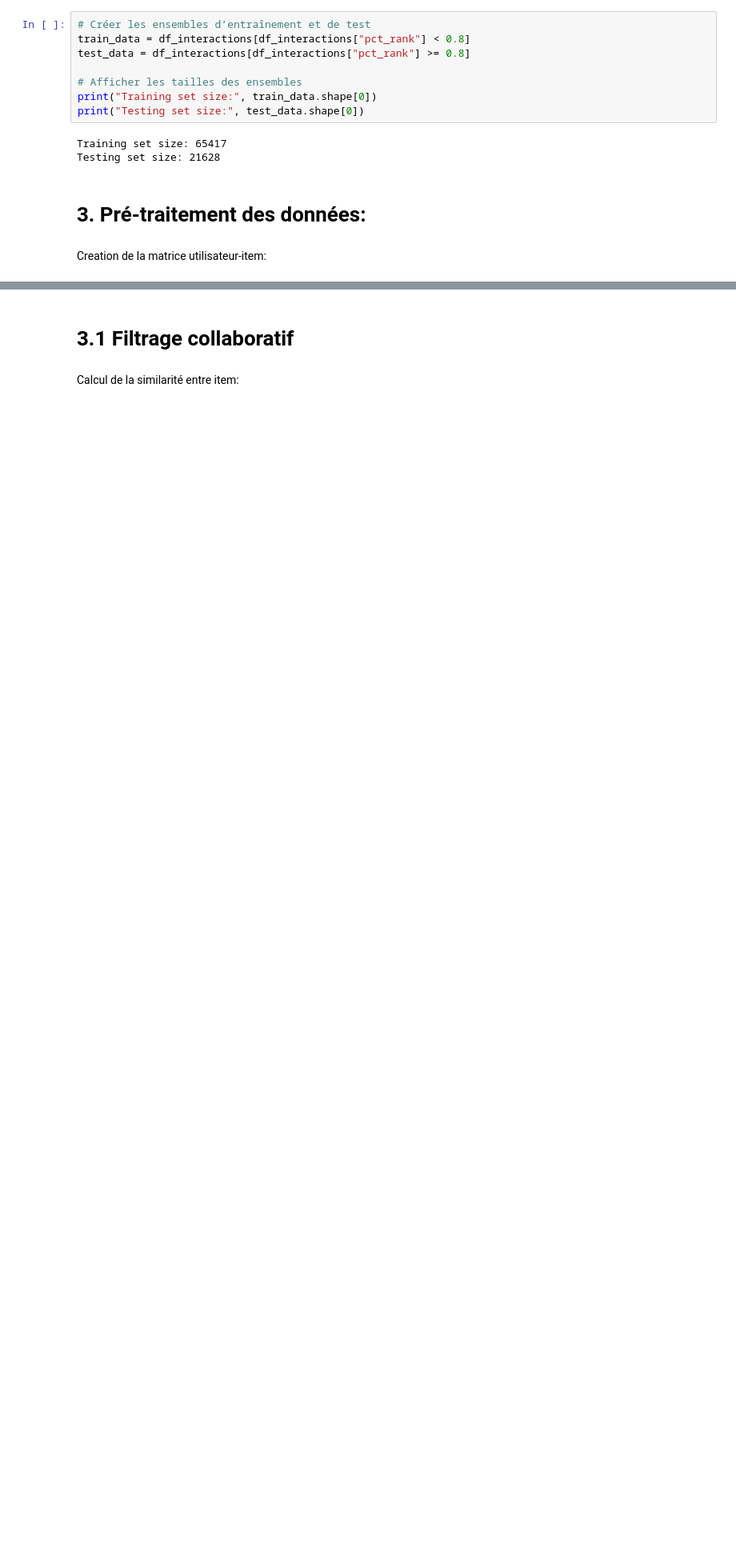
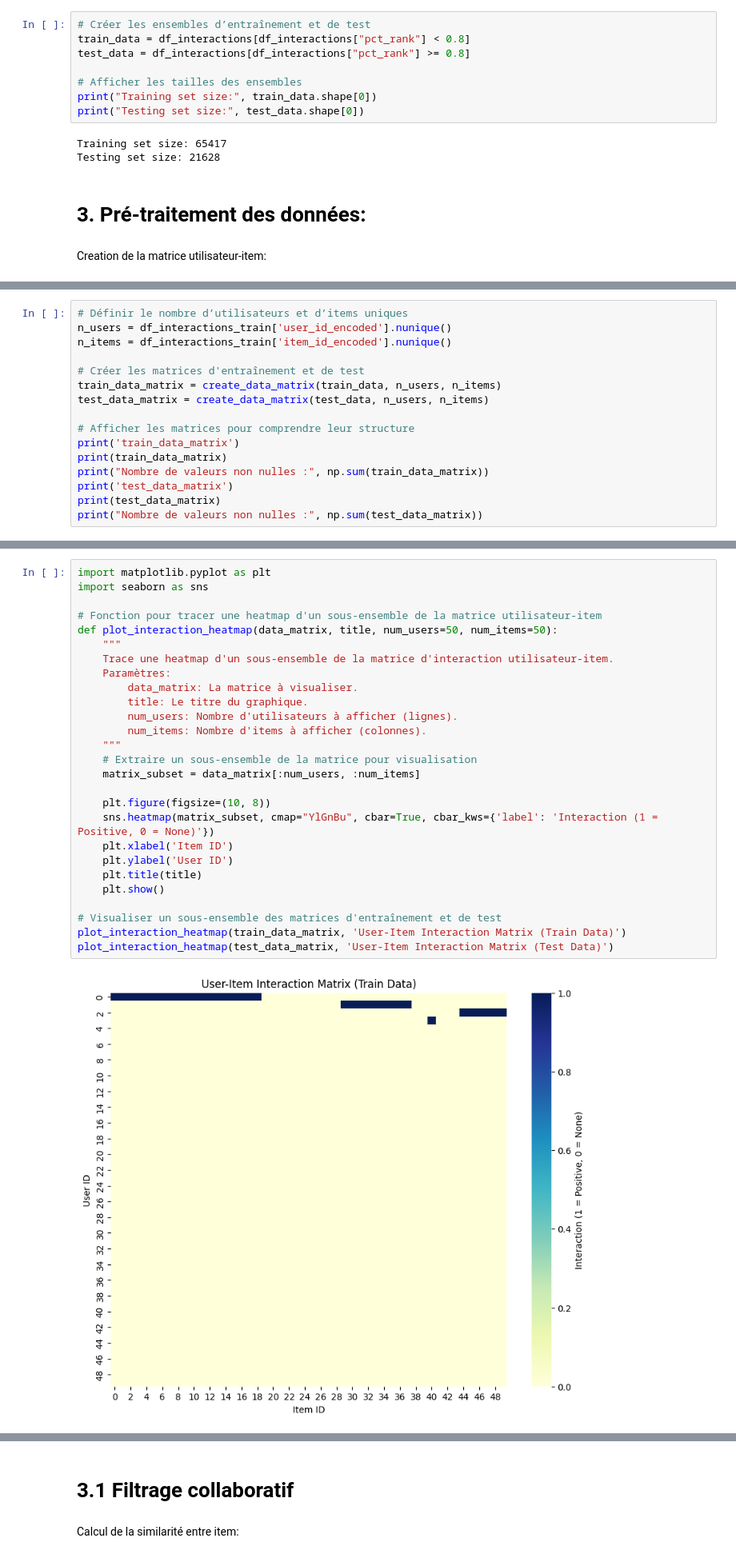
Before and after one commit to leoniedyt/Project-DSML, a Jupyter notebook: project.ipynb, the cells around one changed output, grey strips where cells are left out. Shown at 80% size. Drawn from its saved outputs; the diff is of its cells as text; blank space fills up the shorter version.

```diff
--- a/project.ipynb
+++ b/project.ipynb
@@ -459,0 +416,16 @@ user_id_encoded                ...
+# %%
+# Définir le nombre d’utilisateurs et d’items uniques
+n_users = df_interactions_train['user_id_encoded'].nunique()
+n_items = df_interactions_train['item_id_encoded'].nunique()
+
+# Créer les matrices d'entraînement et de test
+train_data_matrix = create_data_matrix(train_data, n_users, n_items)
+test_data_matrix = create_data_matrix(test_data, n_users, n_items)
+
+# Afficher les matrices pour comprendre leur structure
+print('train_data_matrix')
+print(train_data_matrix)
+print("Nombre de valeurs non nulles :", np.sum(train_data_matrix))
+print('test_data_matrix')
+print(test_data_matrix)
+print("Nombre de valeurs non nulles :", np.sum(test_data_matrix))
@@ -459,0 +453,29 @@ user_id_encoded                ...
+# %%
+import matplotlib.pyplot as plt
+import seaborn as sns
+
+# Fonction pour tracer une heatmap d'un sous-ensemble de la matrice utilisateur-item
+def plot_interaction_heatmap(data_matrix, title, num_users=50, num_items=50):
+    """
+    Trace une heatmap d'un sous-ensemble de la matrice d'interaction utilisateur-item.
+    Paramètres:
+        data_matrix: La matrice à visualiser.
+        title: Le titre du graphique.
+        num_users: Nombre d'utilisateurs à afficher (lignes).
+        num_items: Nombre d'items à afficher (colonnes).
+    """
+    # Extraire un sous-ensemble de la matrice pour visualisation
+    matrix_subset = data_matrix[:num_users, :num_items]
+
+    plt.figure(figsize=(10, 8))
+    sns.heatmap(matrix_subset, cmap="YlGnBu", cbar=True, cbar_kws={'label': 'Interaction (1 = Positive, 0 = None)'})
+    plt.xlabel('Item ID')
+    plt.ylabel('User ID')
+    plt.title(title)
+    plt.show()
+
+# Visualiser un sous-ensemble des matrices d'entraînement et de test
+plot_interaction_heatmap(train_data_matrix, 'User-Item Interaction Matrix (Train Data)')
+plot_interaction_heatmap(test_data_matrix, 'User-Item Interaction Matrix (Test Data)')
+# %% [output]
+[figure, added]
```
Also changed, not shown: parts of 26 cells of this notebook.
